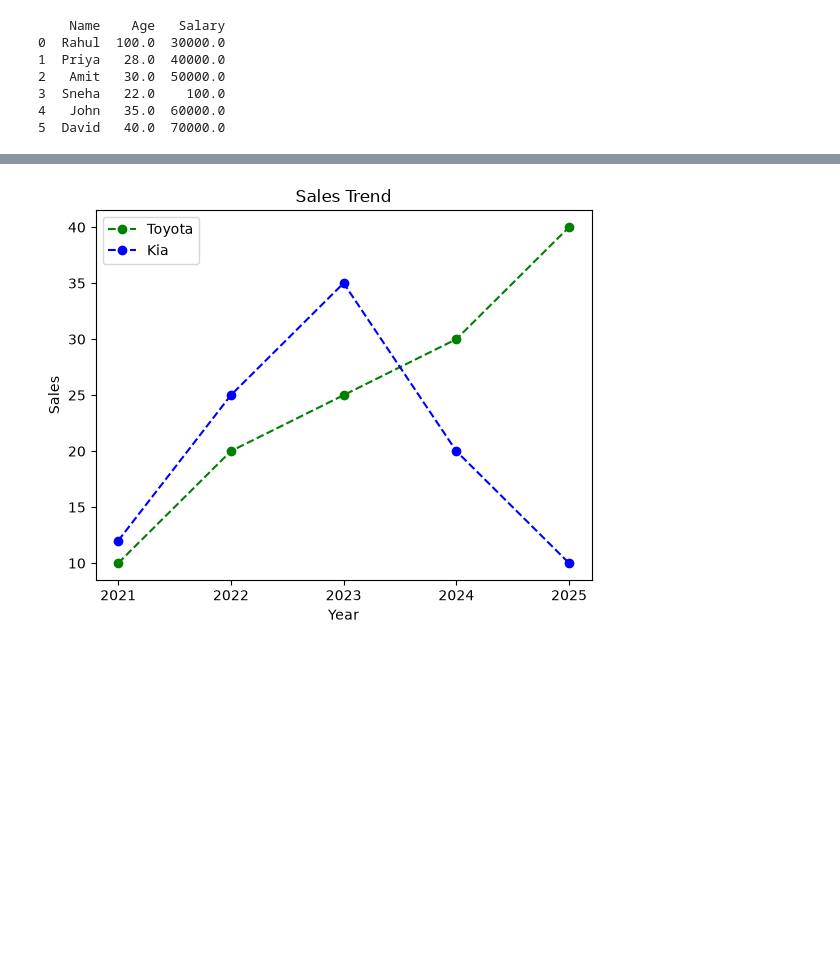
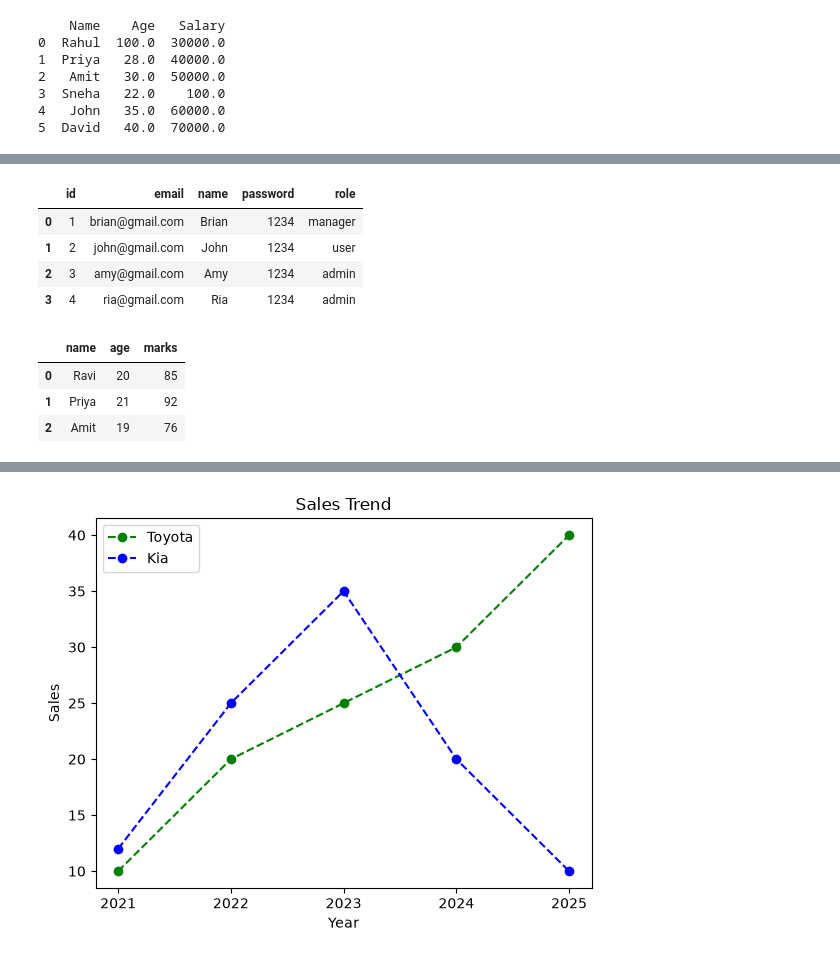
Before and after one commit to nairx/br26i-python, a Jupyter notebook: part4-data-science-analytics/p2-pandas.ipynb, the cells around one changed output, grey strips where cells are left out. Saved outputs shown, nothing was run; the diff lists cells and outputs as text; code cells hidden in the pictures; blank space fills up the shorter version.

```diff
--- a/part4-data-science-analytics/p2-pandas.ipynb
+++ b/part4-data-science-analytics/p2-pandas.ipynb
@@ -203,0 +468,29 @@ plt.show()
+# %%
+from sqlalchemy import create_engine
+conn = create_engine("mysql+pymysql://root:root@localhost/springbk1")
+df = pd.read_sql("select * from users",conn)
+df
+# %% [output]
+|  | id | email | name | password | role |
+| 0 | 1 | brian@gmail.com | Brian | 1234 | manager |
+| 1 | 2 | john@gmail.com | John | 1234 | user |
+| 2 | 3 | amy@gmail.com | Amy | 1234 | admin |
+| 3 | 4 | ria@gmail.com | Ria | 1234 | admin |
+# %%
+from sqlalchemy import create_engine
+# conn = create_engine("sqlite:///bank1.db")
+conn = create_engine("mysql+pymysql://root:root@localhost/springbk1")
+data = {
+    "name": ["Ravi", "Priya", "Amit"],
+    "age": [20, 21, 19],
+    "marks": [85, 92, 76]
+}
+df = pd.DataFrame(data)
+df.to_sql("mystudents",con=conn,if_exists="append",index=False)
+students_df = pd.read_sql("select * from mystudents",conn)
+students_df
+# %% [output]
+|  | name | age | marks |
+| 0 | Ravi | 20 | 85 |
+| 1 | Priya | 21 | 92 |
+| 2 | Amit | 19 | 76 |
```
Also changed, not shown: parts of 23 cells of this notebook, 7 other files.
